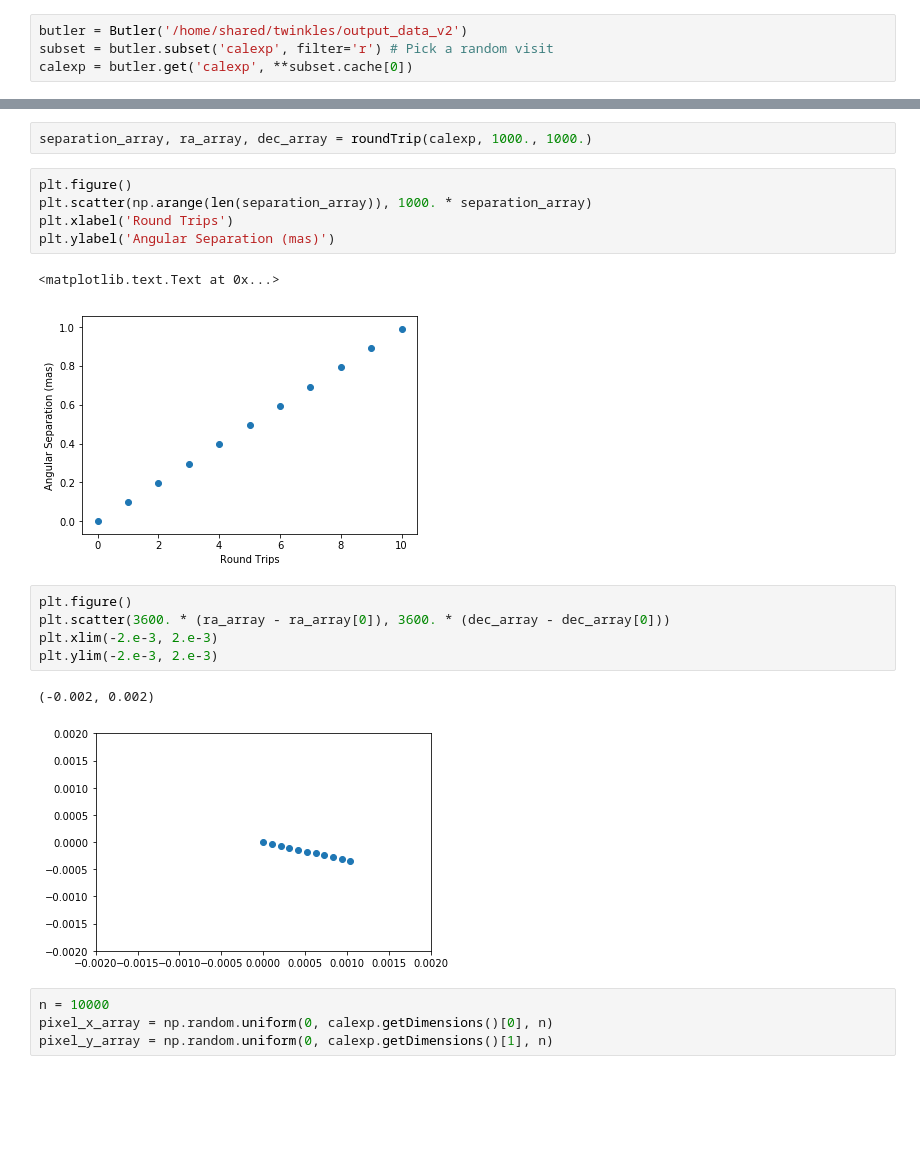
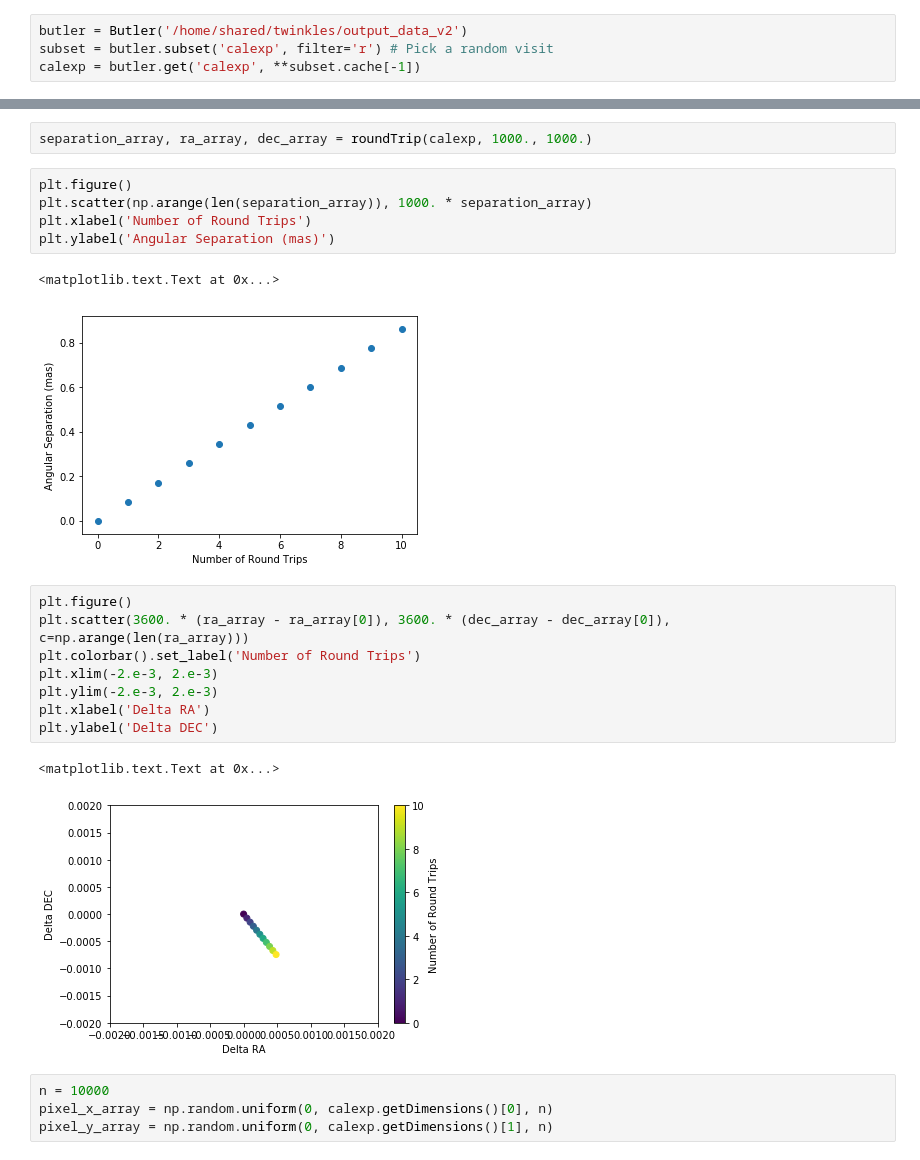
Before and after one commit to lsst-sitcom/notebooks, a Jupyter notebook: round_trip_astrometry.ipynb, the cells around one changed output, grey strips where cells are left out. Cells and saved outputs as stored; diff of their text form; blank space fills up the shorter version.

```diff
--- a/round_trip_astrometry.ipynb
+++ b/round_trip_astrometry.ipynb
@@ -12,7 +12,7 @@ from lsst.afw.geom import Point2D, SpherePoint
 # %%
 butler = Butler('/home/shared/twinkles/output_data_v2')
 subset = butler.subset('calexp', filter='r') # Pick a random visit
-calexp = butler.get('calexp', **subset.cache[0])
+calexp = butler.get('calexp', **subset.cache[-1])
 # %%
 def roundTrip(calexp, pixel_x, pixel_y, n=11):
     wcs = calexp.getWcs()
@@ -33,19 +33,22 @@ separation_array, ra_array, dec_array = roundTrip(calexp, 1000., 1000.)
 # %%
 plt.figure()
 plt.scatter(np.arange(len(separation_array)), 1000. * separation_array)
-plt.xlabel('Round Trips')
+plt.xlabel('Number of Round Trips')
 plt.ylabel('Angular Separation (mas)')
 # %% [output]
 <matplotlib.text.Text at 0x...>
-[figure, old version]
+[figure, new version]
 # %%
 plt.figure()
-plt.scatter(3600. * (ra_array - ra_array[0]), 3600. * (dec_array - dec_array[0]))
+plt.scatter(3600. * (ra_array - ra_array[0]), 3600. * (dec_array - dec_array[0]), c=np.arange(len(ra_array)))
+plt.colorbar().set_label('Number of Round Trips')
 plt.xlim(-2.e-3, 2.e-3)
 plt.ylim(-2.e-3, 2.e-3)
+plt.xlabel('Delta RA')
+plt.ylabel('Delta DEC')
 # %% [output]
-(-0.002, 0.002)
+<matplotlib.text.Text at 0x...>
-[figure, old version]
+[figure, new version]
 # %%
 n = 10000
 pixel_x_array = np.random.uniform(0, calexp.getDimensions()[0], n)
```
Also changed, not shown: parts of 4 cells of this notebook.
